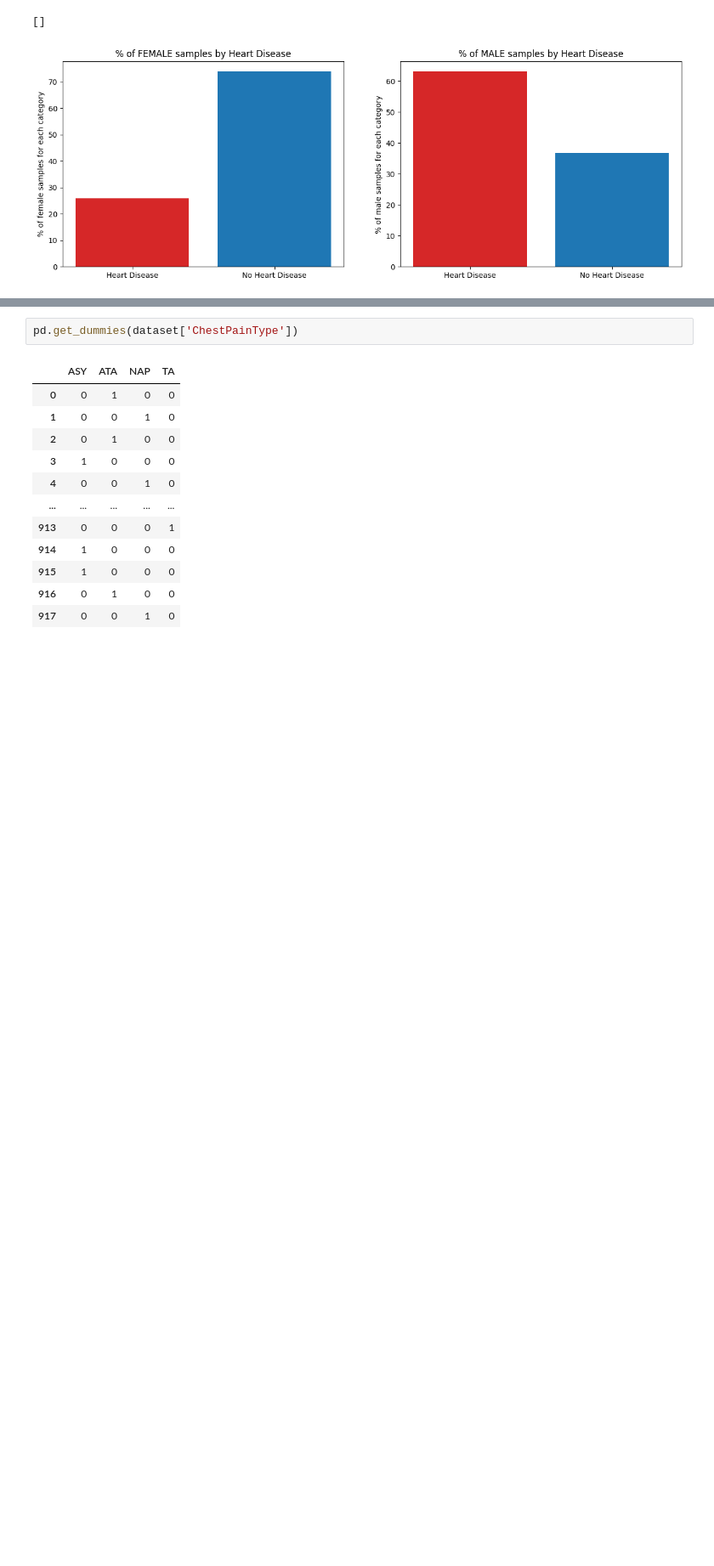
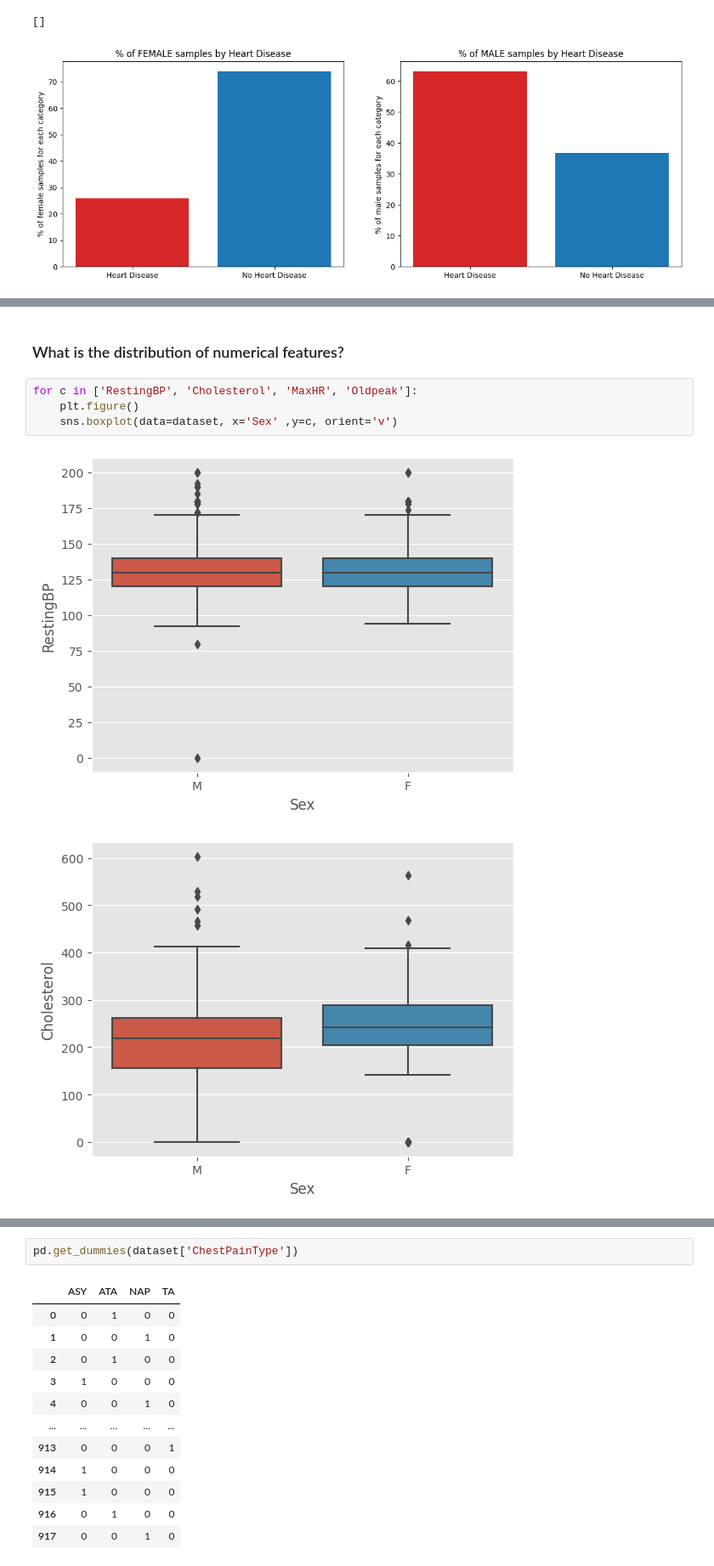
Before and after one commit to alditus/machine_learning_projects, a Jupyter notebook: heart_disease_dataset/heart_disease_data_cleaning.ipynb, the cells around one changed output, grey strips where cells are left out. Shown at 85% size. Saved outputs shown, nothing was run; the diff lists cells and outputs as text; blank space fills up the shorter version.

Commit message:
Adding some code to explore categorical and numerical features

```diff
--- a/heart_disease_dataset/heart_disease_data_cleaning.ipynb
+++ b/heart_disease_dataset/heart_disease_data_cleaning.ipynb
@@ -259,0 +281,9 @@ Name: HeartDisease, dtype: int64
+# %% [markdown]
+### What is the distribution of numerical features?
+# %%
+for c in ['RestingBP', 'Cholesterol', 'MaxHR', 'Oldpeak']:
+    plt.figure()
+    sns.boxplot(data=dataset, x='Sex' ,y=c, orient='v')
+# %% [output]
+[figure, added]
+[figure, added]
```
Also changed, not shown: parts of 35 cells of this notebook.
